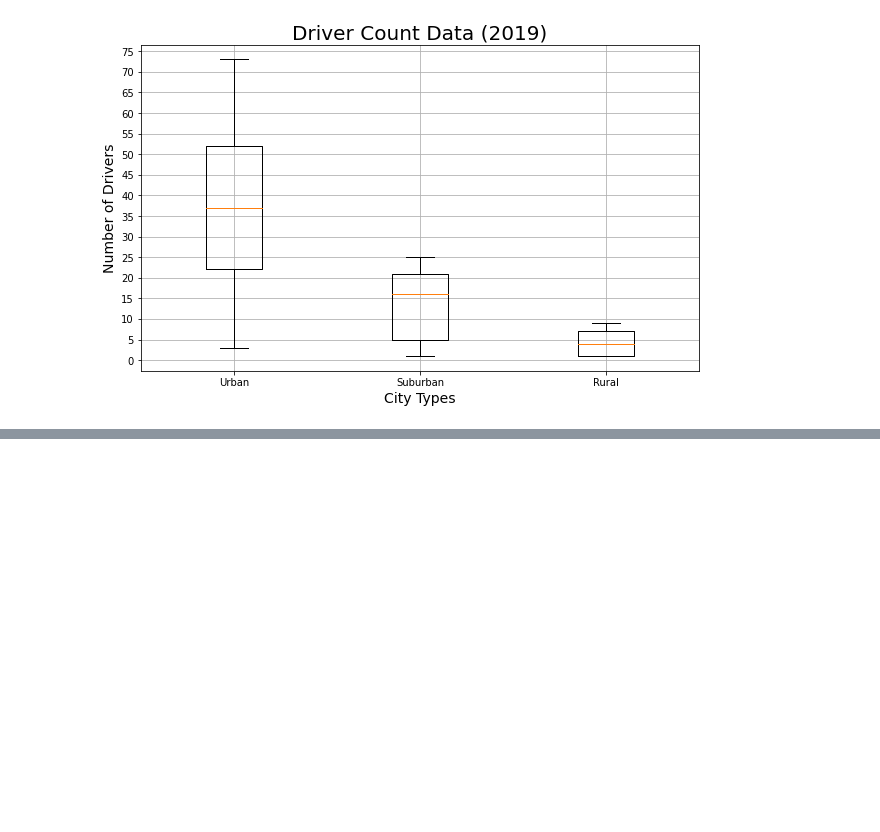
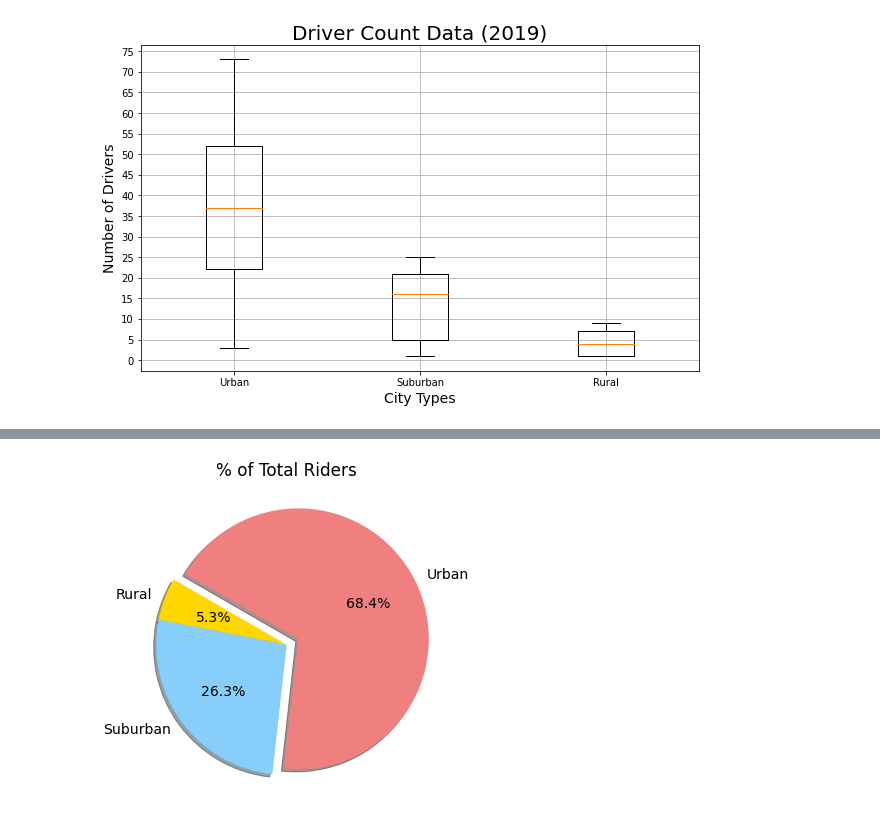
Before and after one commit to bmcnamee96/PyBer_Analysis, a Jupyter notebook: PyBer.ipynb, the cells around one changed output, grey strips where cells are left out. Saved outputs shown, nothing was run; the diff lists cells and outputs as text; code cells hidden in the pictures; blank space fills up the shorter version.

```diff
--- a/PyBer.ipynb
+++ b/PyBer.ipynb
@@ -620,0 +621,28 @@ plt.show()
+# %%
+# number of riders pie chart
+
+# get total number of riders
+total_riders = pyber_data_df.count()['ride_id']
+
+# get the total number of riders for each type
+type_total_riders = pyber_data_df.groupby(['type']).count()['ride_id']
+
+# get the percentage for each type
+type_riders_percentage = type_total_riders / total_riders * 100
+# %%
+# create pie chart
+plt.subplots(figsize=(10,6))
+plt.pie(type_riders_percentage,
+        labels=['Rural', 'Suburban', 'Urban'],
+        colors=["gold", "lightskyblue", "lightcoral"],
+        explode=[0, 0, 0.1],
+        autopct='%1.1f%%',
+        shadow=True,
+        startangle=150)
+plt.title('% of Total Riders')
+# Save Figure
+plt.savefig("analysis/Fig6.png")
+# Show Figure
+plt.show()
+# %% [output]
+[figure, added]
```
Also changed, not shown: parts of 1 cell of this notebook, 2 other files.
